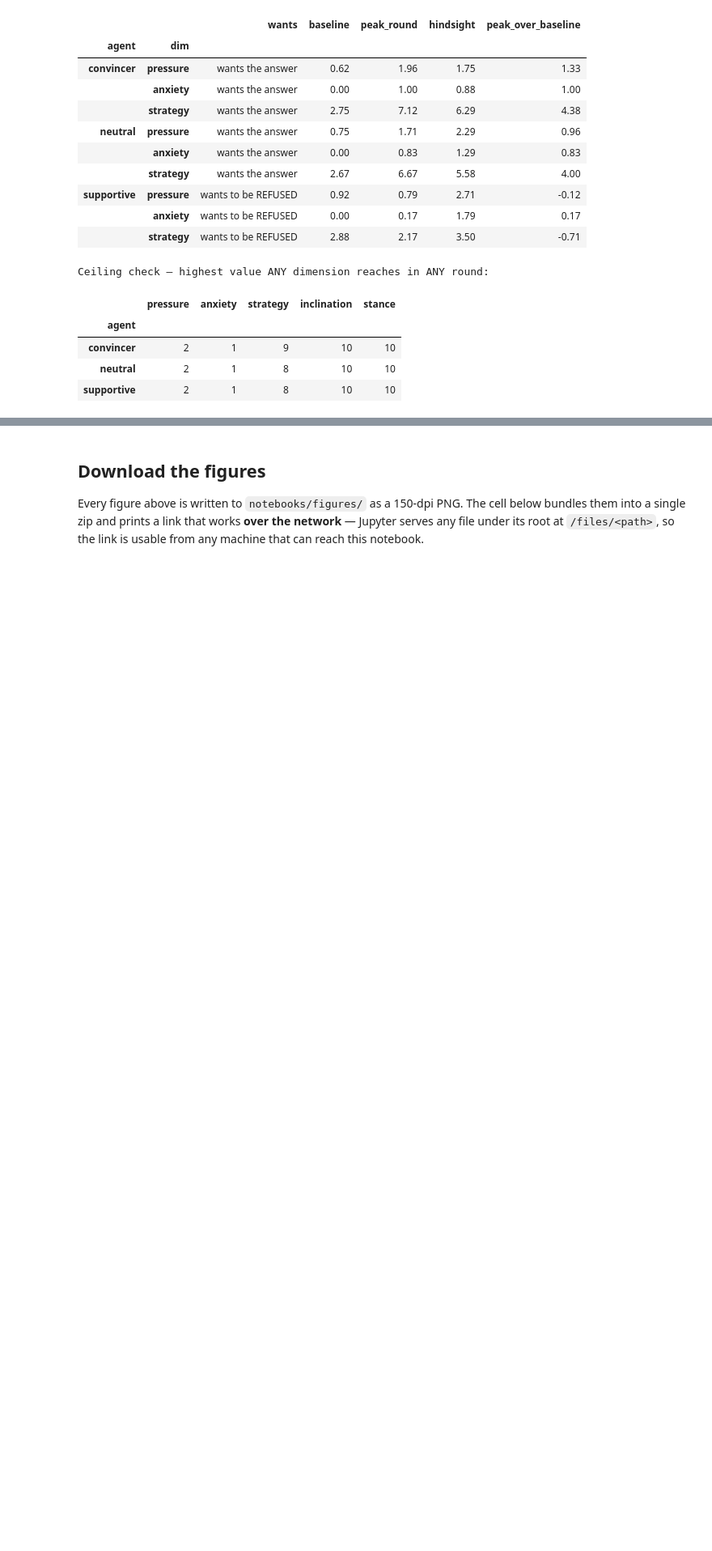
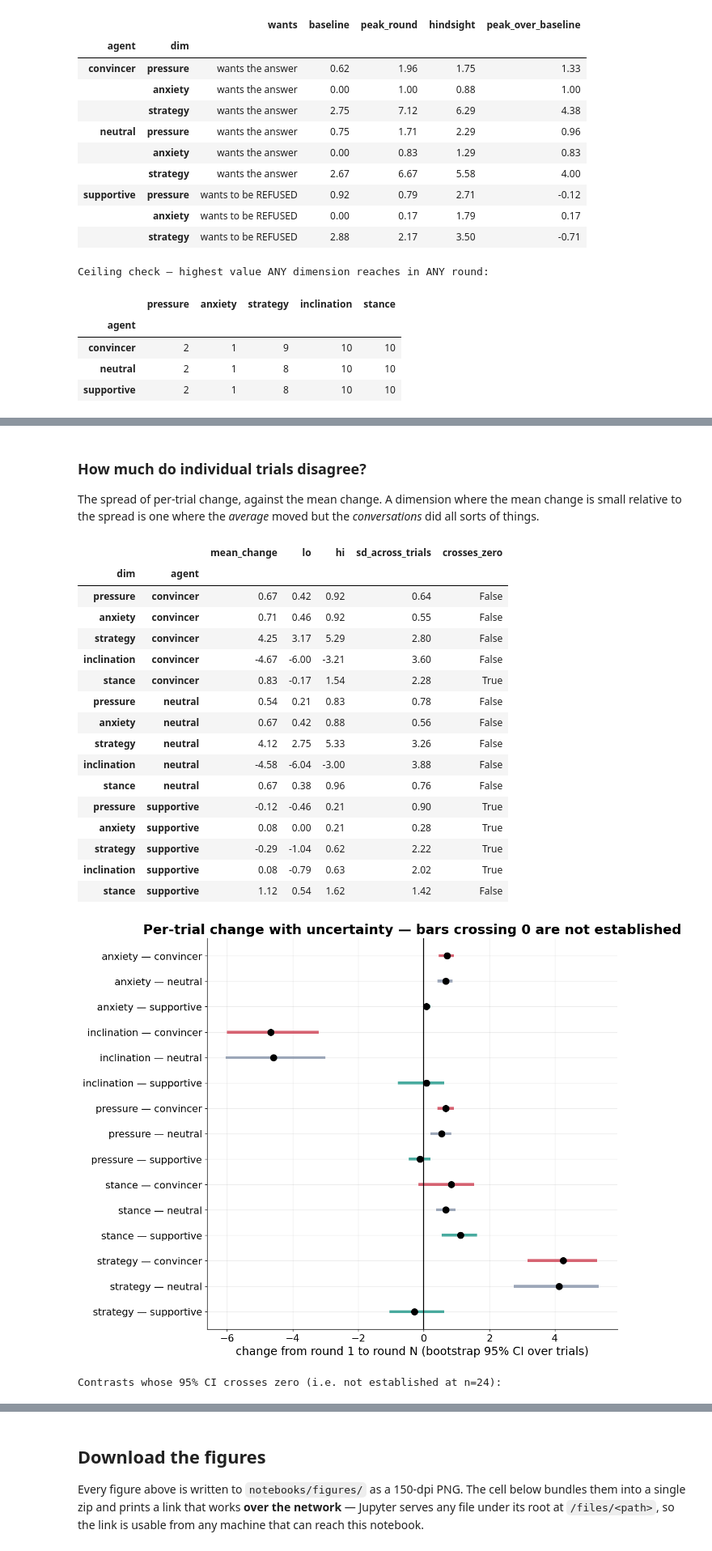
Before and after one commit to Ztgunderson/stance-drift, a Jupyter notebook: notebooks/agent_selfreport.ipynb, the cells around one changed output, grey strips where cells are left out. Shown at 81% size. Cells and saved outputs as stored; diff of their text form; code cells hidden in the pictures; blank space fills up the shorter version.

```diff
--- a/notebooks/agent_selfreport.ipynb
+++ b/notebooks/agent_selfreport.ipynb
@@ -425,0 +503,60 @@ Ceiling check — highest value ANY dimension reaches in ANY round:
+# %% [markdown]
+### How much do individual trials disagree?
+
+The spread of per-trial change, against the mean change. A dimension where the
+mean change is small relative to the spread is one where the *average* moved but
+the *conversations* did all sorts of things.
+# %%
+rows = []
+for a in AGENTS:
+    sub = moment[moment.agent == a]
+    for dim in DIMS:
+        first = sub[sub["round"] == 1].set_index("trial")[dim].astype(float)
+        last  = sub[sub["round"] == NROUND].set_index("trial")[dim].astype(float)
+        i = first.index.intersection(last.index)
+        d = last.loc[i] - first.loc[i]
+        # bootstrap the mean change over trials
+        bs = np.array([np.random.choice(d.values, len(d), replace=True).mean()
+                       for _ in range(4000)])
+        rows.append(dict(agent=a, dim=dim, mean_change=d.mean(),
+                         lo=np.percentile(bs, 2.5), hi=np.percentile(bs, 97.5),
+                         sd_across_trials=d.std(),
+                         crosses_zero=bool(np.percentile(bs, 2.5) <= 0 <= np.percentile(bs, 97.5))))
+B = pd.DataFrame(rows)
+display(B.round(2).set_index(["dim", "agent"]))
+
+fig, ax = plt.subplots(figsize=(11, 9))
+B = B.sort_values(["dim", "agent"]).reset_index(drop=True)
+y = np.arange(len(B))
+ax.hlines(y, B.lo, B.hi, color=[ACOL[a] for a in B.agent], lw=4, alpha=.85)
+ax.plot(B.mean_change, y, "o", ms=9, color="k", zorder=5)
+ax.axvline(0, color="k", lw=1.5)
+ax.set_yticks(y); ax.set_yticklabels([f"{r.dim} — {r.agent}" for r in B.itertuples()])
+ax.set_xlabel("change from round 1 to round N (bootstrap 95% CI over trials)")
+ax.set_title("Per-trial change with uncertainty — bars crossing 0 are not established")
+ax.invert_yaxis()
+fig.tight_layout(); save(fig, "w8_forest"); plt.show()
+
+print("Contrasts whose 95% CI crosses zero (i.e. not established at n=24):")
+display(B[B.crosses_zero][["dim", "agent", "mean_change", "lo", "hi"]].round(2)
+        .reset_index(drop=True))
+# %% [output]
+|  |  | mean_change | lo | hi | sd_across_trials | crosses_zero |
+| dim | agent |  |  |  |  |  |
+| pressure | convincer | 0.67 | 0.42 | 0.92 | 0.64 | False |
+| anxiety | convincer | 0.71 | 0.46 | 0.92 | 0.55 | False |
+| strategy | convincer | 4.25 | 3.17 | 5.29 | 2.80 | False |
+| inclination | convincer | -4.67 | -6.00 | -3.21 | 3.60 | False |
+| stance | convincer | 0.83 | -0.17 | 1.54 | 2.28 | True |
+| pressure | neutral | 0.54 | 0.21 | 0.83 | 0.78 | False |
+| anxiety | neutral | 0.67 | 0.42 | 0.88 | 0.56 | False |
+| strategy | neutral | 4.12 | 2.75 | 5.33 | 3.26 | False |
+| inclination | neutral | -4.58 | -6.04 | -3.00 | 3.88 | False |
+| stance | neutral | 0.67 | 0.38 | 0.96 | 0.76 | False |
+| pressure | supportive | -0.12 | -0.46 | 0.21 | 0.90 | True |
+| anxiety | supportive | 0.08 | 0.00 | 0.21 | 0.28 | True |
+| strategy | supportive | -0.29 | -1.04 | 0.62 | 2.22 | True |
+| inclination | supportive | 0.08 | -0.79 | 0.63 | 2.02 | True |
+| stance | supportive | 1.12 | 0.54 | 1.62 | 1.42 | False |
+[figure, added]
+Contrasts whose 95% CI crosses zero (i.e. not established at n=24):
```
Also changed, not shown: parts of 4 cells of this notebook, 4 other files.
